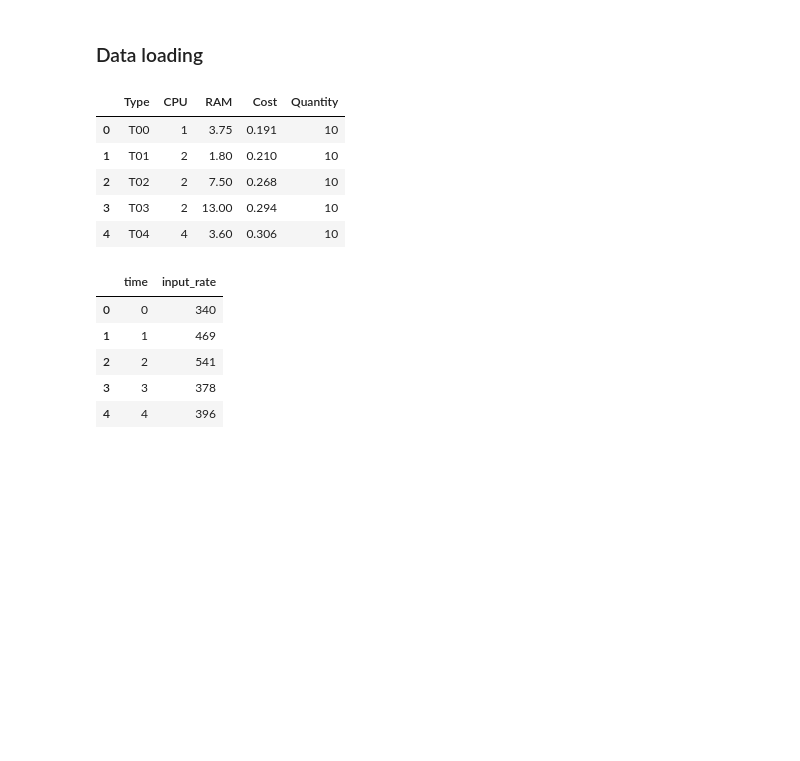
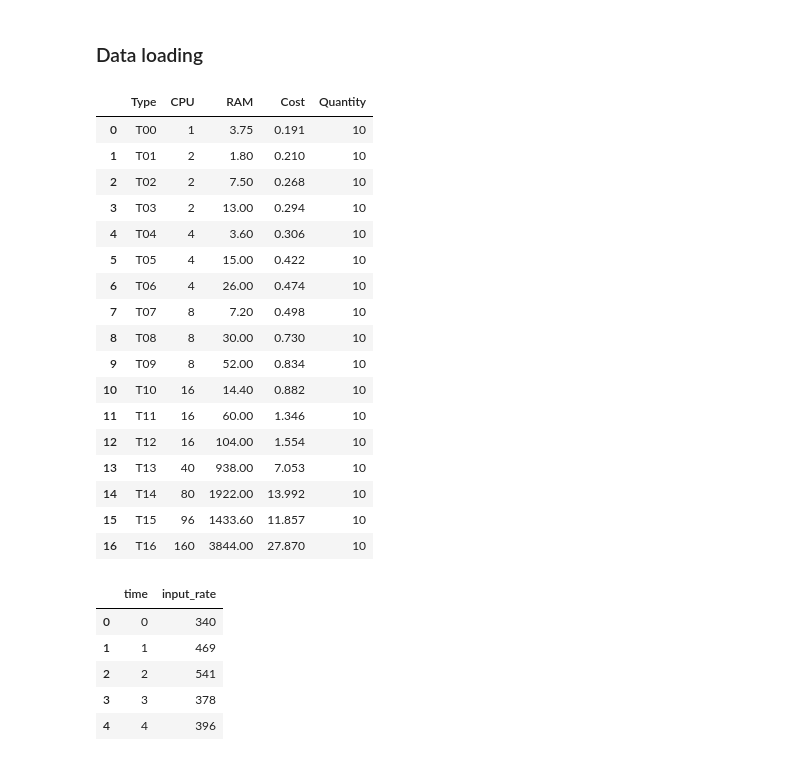
Before and after one commit to 3leopaul/AiAlgoProject, a Jupyter notebook: notebook.ipynb, the cells around one changed output. Cells and saved outputs as stored; diff of their text form; code cells hidden in the pictures; blank space fills up the shorter version.

```diff
--- a/notebook.ipynb
+++ b/notebook.ipynb
@@ -100,15 +88,27 @@ import matplotlib.pyplot as plt
 VM_CATALOGUE_PATH = "OptionB_Data\VM_Catalogue.xlsx"
 WORKLOAD_PATH = "OptionB_Data\Workload.xlsx"
 
-vmDS = pd.read_excel(VM_CATALOGUE_PATH, header=1)
-workloadDS = pd.read_excel(WORKLOAD_PATH)
+vmDF = pd.read_excel(VM_CATALOGUE_PATH, header=1)
+workloadDF = pd.read_excel(WORKLOAD_PATH)
 # %%
-vmDS.head()
+vmDF.head(18)
 # %% [output]
 |  | Type | CPU | RAM | Cost | Quantity |
 | 0 | T00 | 1 | 3.75 | 0.191 | 10 |
 | 1 | T01 | 2 | 1.80 | 0.210 | 10 |
 | 2 | T02 | 2 | 7.50 | 0.268 | 10 |
 | 3 | T03 | 2 | 13.00 | 0.294 | 10 |
 | 4 | T04 | 4 | 3.60 | 0.306 | 10 |
+| 5 | T05 | 4 | 15.00 | 0.422 | 10 |
+| 6 | T06 | 4 | 26.00 | 0.474 | 10 |
+| 7 | T07 | 8 | 7.20 | 0.498 | 10 |
+| 8 | T08 | 8 | 30.00 | 0.730 | 10 |
+| 9 | T09 | 8 | 52.00 | 0.834 | 10 |
+| 10 | T10 | 16 | 14.40 | 0.882 | 10 |
+| 11 | T11 | 16 | 60.00 | 1.346 | 10 |
+| 12 | T12 | 16 | 104.00 | 1.554 | 10 |
+| 13 | T13 | 40 | 938.00 | 7.053 | 10 |
+| 14 | T14 | 80 | 1922.00 | 13.992 | 10 |
+| 15 | T15 | 96 | 1433.60 | 11.857 | 10 |
+| 16 | T16 | 160 | 3844.00 | 27.870 | 10 |
 # %%
```
Also changed, not shown: parts of 9 cells of this notebook.
